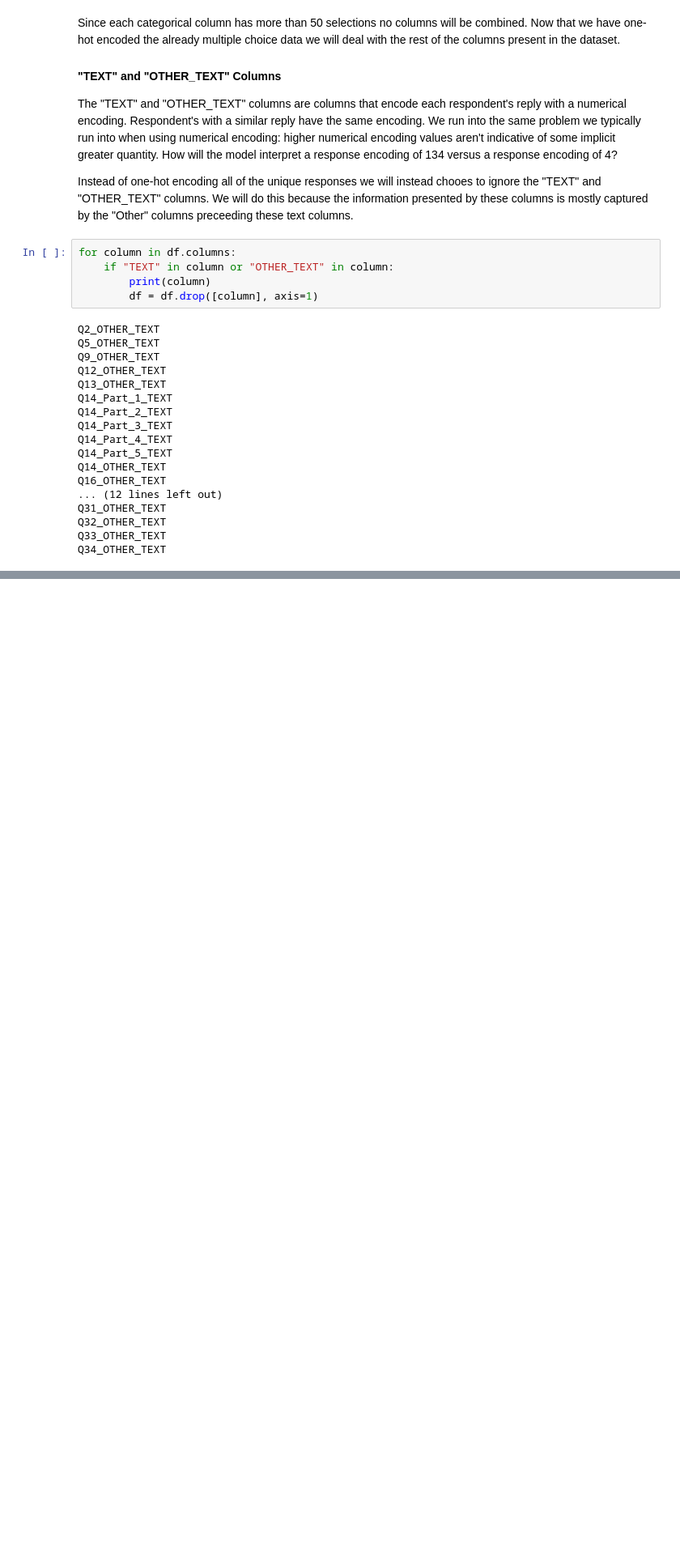
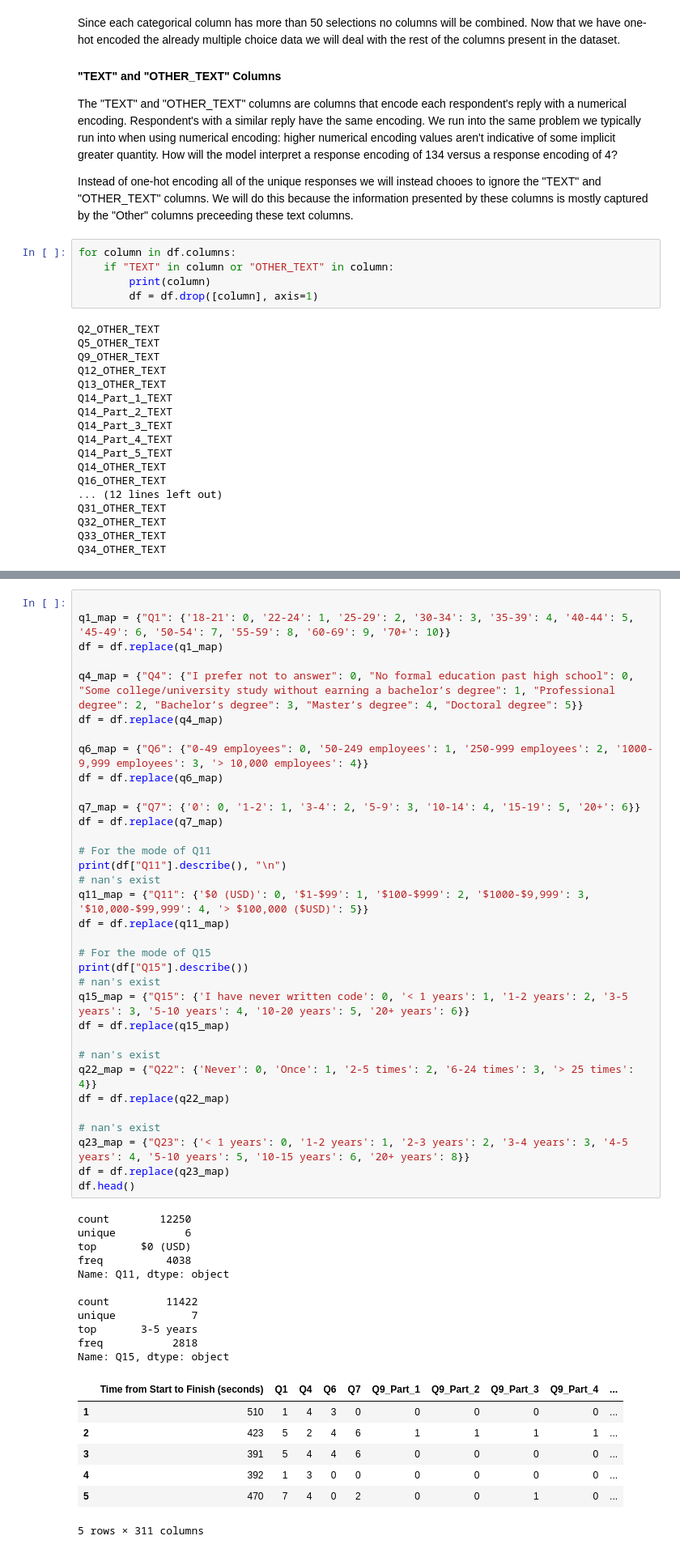
Before and after one commit to atkinssamuel/data-sci-salary-logistic-regression, a Jupyter notebook: atkins_1002951754_assignment2.ipynb, the cells around one changed output, grey strips where cells are left out. Shown at 81% size. Cells and saved outputs as stored; diff of their text form; blank space fills up the shorter version.

```diff
--- a/atkins_1002951754_assignment2.ipynb
+++ b/atkins_1002951754_assignment2.ipynb
@@ -234,0 +284,53 @@ These two columns will be numerically encoded because a relationship exists betw
+# %%
+
+q1_map = {"Q1": {'18-21': 0, '22-24': 1, '25-29': 2, '30-34': 3, '35-39': 4, '40-44': 5, '45-49': 6, '50-54': 7, '55-59': 8, '60-69': 9, '70+': 10}}
+df = df.replace(q1_map)
+
+q4_map = {"Q4": {"I prefer not to answer": 0, "No formal education past high school": 0, "Some college/university study without earning a bachelor’s degree": 1, "Professional degree": 2, "Bachelor’s degree": 3, "Master’s degree": 4, "Doctoral degree": 5}}
+df = df.replace(q4_map)
+
+q6_map = {"Q6": {"0-49 employees": 0, '50-249 employees': 1, '250-999 employees': 2, '1000-9,999 employees': 3, '> 10,000 employees': 4}}
+df = df.replace(q6_map)
+
+q7_map = {"Q7": {'0': 0, '1-2': 1, '3-4': 2, '5-9': 3, '10-14': 4, '15-19': 5, '20+': 6}}
+df = df.replace(q7_map)
+
+# For the mode of Q11
+print(df["Q11"].describe(), "\n")
+# nan's exist
+q11_map = {"Q11": {'$0 (USD)': 0, '$1-$99': 1, '$100-$999': 2, '$1000-$9,999': 3, '$10,000-$99,999': 4, '> $100,000 ($USD)': 5}}
+df = df.replace(q11_map)
+
+# For the mode of Q15
+print(df["Q15"].describe())
+# nan's exist
+q15_map = {"Q15": {'I have never written code': 0, '< 1 years': 1, '1-2 years': 2, '3-5 years': 3, '5-10 years': 4, '10-20 years': 5, '20+ years': 6}}
+df = df.replace(q15_map)
+
+# nan's exist
+q22_map = {"Q22": {'Never': 0, 'Once': 1, '2-5 times': 2, '6-24 times': 3, '> 25 times': 4}}
+df = df.replace(q22_map)
+
+# nan's exist
+q23_map = {"Q23": {'< 1 years': 0, '1-2 years': 1, '2-3 years': 2, '3-4 years': 3, '4-5 years': 4, '5-10 years': 5, '10-15 years': 6, '20+ years': 8}}
+df = df.replace(q23_map)
+df.head()
+# %% [output]
+count        12250
+unique           6
+top       $0 (USD)
+freq          4038
+Name: Q11, dtype: object
+
+count         11422
+unique            7
+top       3-5 years
+freq           2818
+Name: Q15, dtype: object
+|  | Time from Start to Finish (seconds) | Q1 | Q4 | Q6 | Q7 | Q9_Part_1 | Q9_Part_2 | Q9_Part_3 | Q9_Part_4 | ... |
+| 1 | 510 | 1 | 4 | 3 | 0 | 0 | 0 | 0 | 0 | ... |
+| 2 | 423 | 5 | 2 | 4 | 6 | 1 | 1 | 1 | 1 | ... |
+| 3 | 391 | 5 | 4 | 4 | 6 | 0 | 0 | 0 | 0 | ... |
+| 4 | 392 | 1 | 3 | 0 | 0 | 0 | 0 | 0 | 0 | ... |
+| 5 | 470 | 7 | 4 | 0 | 2 | 0 | 0 | 1 | 0 | ... |
+5 rows × 311 columns
```
Also changed, not shown: parts of 7 cells of this notebook, 1 other file.
